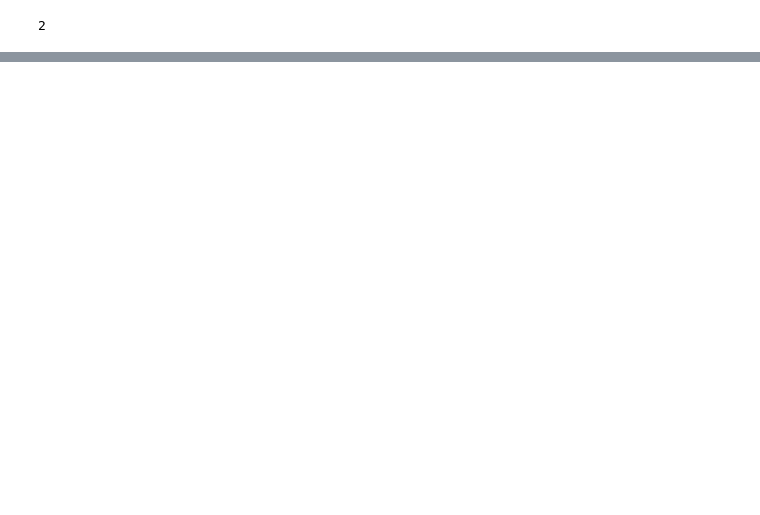
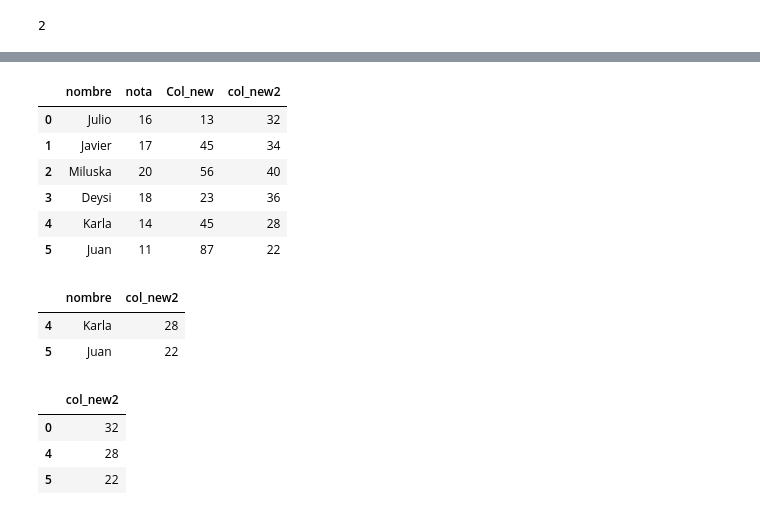
Before and after one commit to jfernandezp/EjemploDataScience, a Jupyter notebook: Clase1_DD2023.ipynb, the cells around one changed output, grey strips where cells are left out. Drawn from its saved outputs; the diff is of its cells as text; code cells hidden in the pictures; blank space fills up the shorter version.

```diff
--- a/Clase1_DD2023.ipynb
+++ b/Clase1_DD2023.ipynb
@@ -12,0 +57,5 @@ hola mundo
+# %%
+import pandas as pd
+
+pddf = pd.DataFrame({'nombre' : ['Julio', 'Javier', 'Miluska', 'Deysi', 'Karla', 'Juan'],
+                    'nota': [16, 17, 20, 18, 14, 11]})
@@ -12,0 +72,3 @@ hola mundo
+# %%
+pddf['Col_new'] = [13, 45, 56, 23, 45, 87]
+pddf
@@ -12,0 +83,26 @@ hola mundo
+# %%
+pddf['col_new2'] = pddf['nota'] * 2
+pddf
+# %% [output]
+|  | nombre | nota | Col_new | col_new2 |
+| 0 | Julio | 16 | 13 | 32 |
+| 1 | Javier | 17 | 45 | 34 |
+| 2 | Miluska | 20 | 56 | 40 |
+| 3 | Deysi | 18 | 23 | 36 |
+| 4 | Karla | 14 | 45 | 28 |
+| 5 | Juan | 11 | 87 | 22 |
+# %%
+df = pddf.loc[pddf['nota']<=14, ['nombre','col_new2']]
+df
+# %% [output]
+|  | nombre | col_new2 |
+| 4 | Karla | 28 |
+| 5 | Juan | 22 |
+# %%
+df = pddf.loc[pddf['nota'] <= 16, ['col_new2']]
+df
+# %% [output]
+|  | col_new2 |
+| 0 | 32 |
+| 4 | 28 |
+| 5 | 22 |
```
Also changed, not shown: parts of 9 cells of this notebook.
